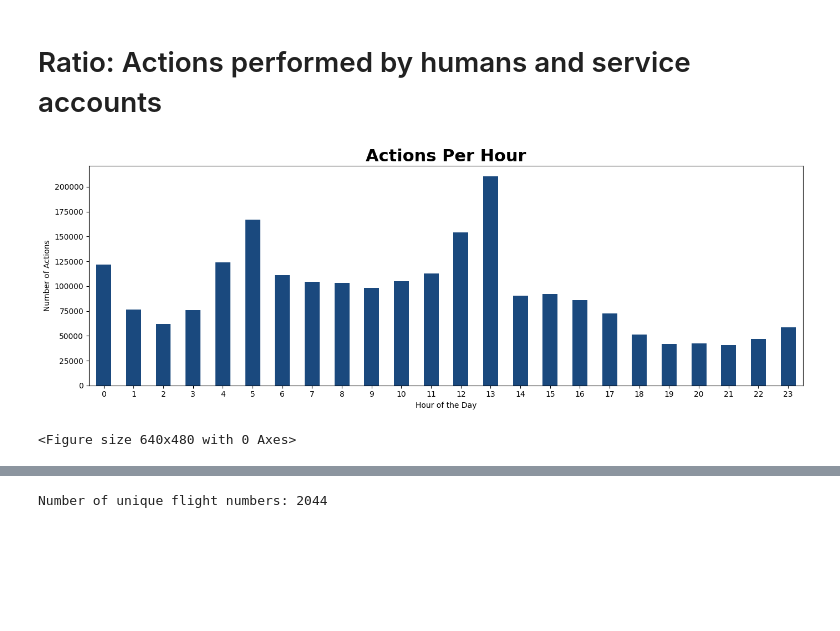
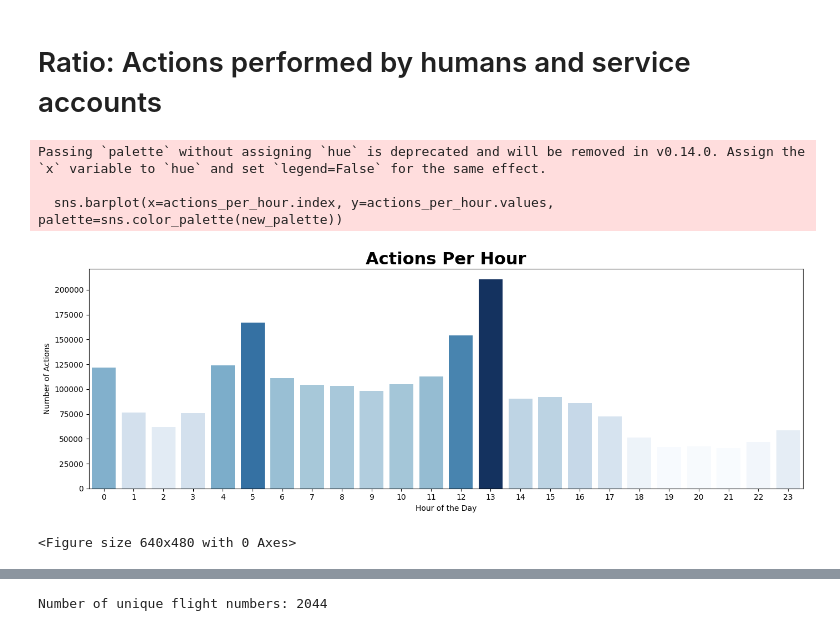
Before and after one commit to aref-hasan/aircraft_load, a Jupyter notebook: visualization/data_exploration.ipynb, the cells around one changed output, grey strips where cells are left out. Saved outputs shown, nothing was run; the diff lists cells and outputs as text; code cells hidden in the pictures; blank space fills up the shorter version.

Commit message:
update top actions per hour charts

```diff
--- a/visualization/data_exploration.ipynb
+++ b/visualization/data_exploration.ipynb
@@ -173,31 +173,51 @@ map.save("./graphics/departure_heatmap.html")
 # %%
 # convert creation_time to datetime
 data['creation_time'] = pd.to_datetime(data['creation_time'])
 
 # extract date and hour
 data['date'] = data['creation_time'].dt.date
 data['hour'] = data['creation_time'].dt.hour
 
 # count actions per hour
 actions_per_hour = data.groupby('hour').size()
 
+# Sort values to create a color palette
+sorted_actions = actions_per_hour.sort_values(ascending=False)
+norm = plt.Normalize(min(sorted_actions.values), max(sorted_actions.values))
+cmap = plt.get_cmap("Blues")
+colors = [cmap(norm(value)) for value in sorted_actions.values]
+
+# Map colors back to original indices
+original_indices = actions_per_hour.index
+color_map = dict(zip(sorted_actions.index, colors))
+palette = [mcolors.rgb2hex(color_map[hour]) for hour in original_indices]
+
+new_palette = []
+for color in sorted(color_map.items()):
+    new_palette.append(color[1])
+
+
 # plot actions per hour
 plt.figure(figsize=(14, 5))
-actions_per_hour.plot(kind='bar', color = '#1a497e')
+#actions_per_hour.plot(kind='bar', color = '#1a497e')
+sns.barplot(x=actions_per_hour.index, y=actions_per_hour.values, palette=sns.color_palette(new_palette))
 plt.title('Actions Per Hour', fontsize=22, fontweight='bold')
 plt.xlabel('Hour of the Day')
 plt.ylabel('Number of Actions')
 
 plt.xticks(rotation=0)
 plt.tight_layout()
 
 
 plt.show()
 
 plt.savefig('./graphics/action_per_hour.svg')
 # %% [output]
+Passing `palette` without assigning `hue` is deprecated and will be removed in v0.14.0. Assign the `x` variable to `hue` and set `legend=False` for the same effect.
+
+  sns.barplot(x=actions_per_hour.index, y=actions_per_hour.values, palette=sns.color_palette(new_palette))
-[figure, old version]
+[figure, new version]
-<Figure size 640x480 with 0 Axes>
+<Figure size 640x480 with 0 Axes>
 # %%
 # make sure 'creation_time' is a datetime column
 data['creation_time'] = pd.to_datetime(data['creation_time'])
```
Also changed, not shown: parts of 9 cells of this notebook, 1 other file.
